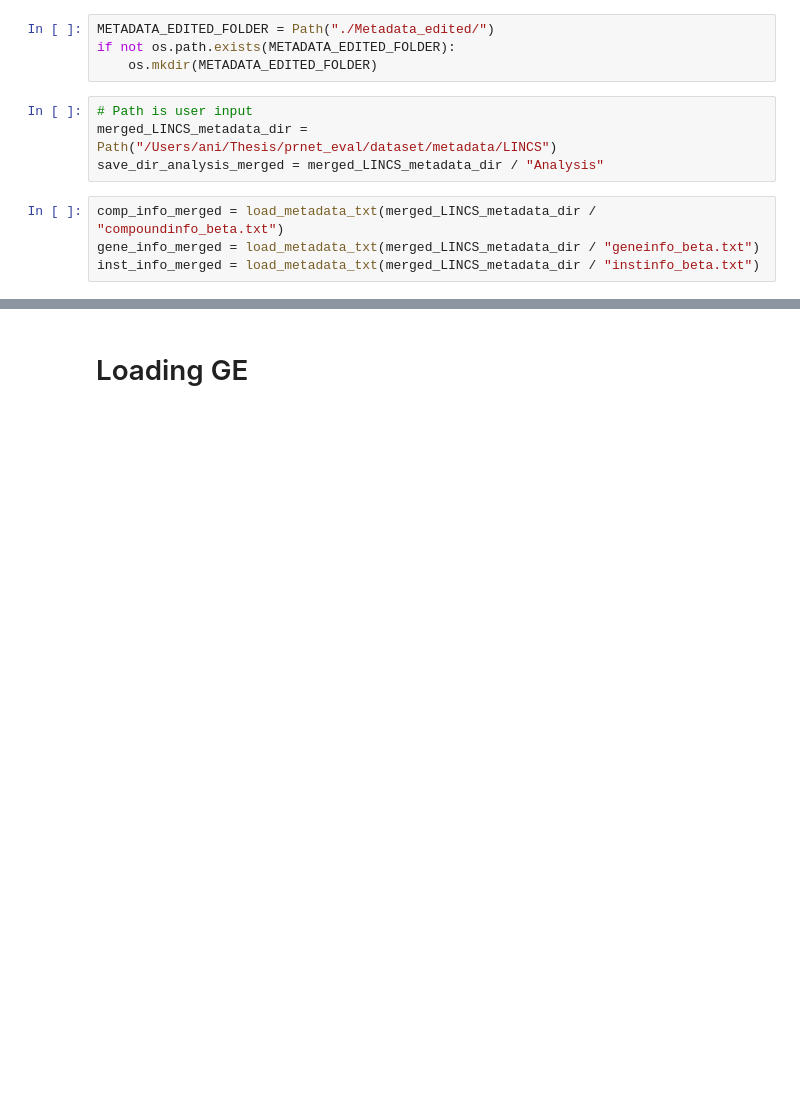
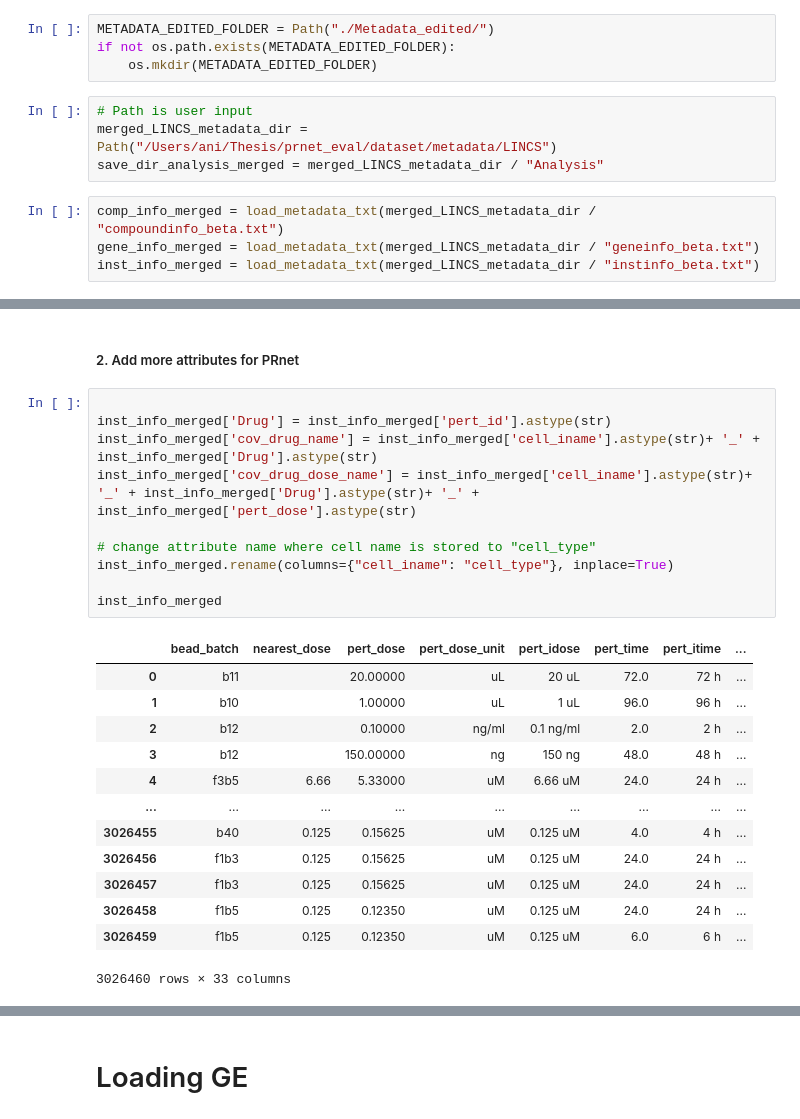
Before and after one commit to animichellegalstyan/prnet_eval, a Jupyter notebook: data_preprocessing/preprocessing_notebook.ipynb, the cells around one changed output, grey strips where cells are left out. Drawn from its saved outputs; the diff is of its cells as text; blank space fills up the shorter version.

```diff
--- a/data_preprocessing/preprocessing_notebook.ipynb
+++ b/data_preprocessing/preprocessing_notebook.ipynb
@@ -73,0 +118,26 @@ array(['trt_sh', 'ctl_vector', 'trt_lig', 'trt_oe', 'trt_cp', 'trt_aby',
+# %% [markdown]
+##### 2. Add more attributes for PRnet
+# %%
+
+inst_info_merged['Drug'] = inst_info_merged['pert_id'].astype(str)
+inst_info_merged['cov_drug_name'] = inst_info_merged['cell_iname'].astype(str)+ '_' + inst_info_merged['Drug'].astype(str)
+inst_info_merged['cov_drug_dose_name'] = inst_info_merged['cell_iname'].astype(str)+ '_' + inst_info_merged['Drug'].astype(str)+ '_' + inst_info_merged['pert_dose'].astype(str)
+
+# change attribute name where cell name is stored to "cell_type"
+inst_info_merged.rename(columns={"cell_iname": "cell_type"}, inplace=True)
+
+inst_info_merged
+# %% [output]
+|  | bead_batch | nearest_dose | pert_dose | pert_dose_unit | pert_idose | pert_time | pert_itime | ... |
+| 0 | b11 |  | 20.00000 | uL | 20 uL | 72.0 | 72 h | ... |
+| 1 | b10 |  | 1.00000 | uL | 1 uL | 96.0 | 96 h | ... |
+| 2 | b12 |  | 0.10000 | ng/ml | 0.1 ng/ml | 2.0 | 2 h | ... |
+| 3 | b12 |  | 150.00000 | ng | 150 ng | 48.0 | 48 h | ... |
+| 4 | f3b5 | 6.66 | 5.33000 | uM | 6.66 uM | 24.0 | 24 h | ... |
+| ... | ... | ... | ... | ... | ... | ... | ... | ... |
+| 3026455 | b40 | 0.125 | 0.15625 | uM | 0.125 uM | 4.0 | 4 h | ... |
+| 3026456 | f1b3 | 0.125 | 0.15625 | uM | 0.125 uM | 24.0 | 24 h | ... |
+| 3026457 | f1b3 | 0.125 | 0.15625 | uM | 0.125 uM | 24.0 | 24 h | ... |
+| 3026458 | f1b5 | 0.125 | 0.12350 | uM | 0.125 uM | 24.0 | 24 h | ... |
+| 3026459 | f1b5 | 0.125 | 0.12350 | uM | 0.125 uM | 6.0 | 6 h | ... |
+3026460 rows × 33 columns
```
Also changed, not shown: parts of 66 cells of this notebook, 5 other files.
